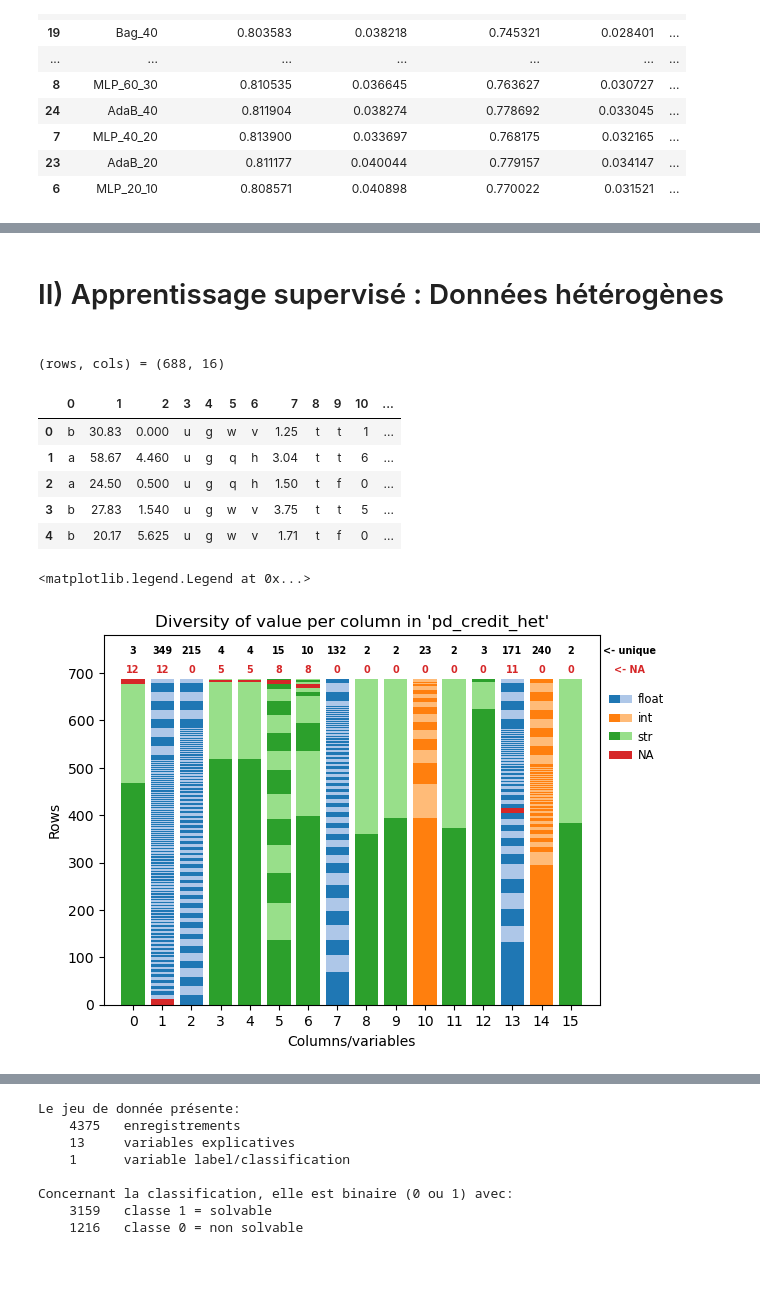
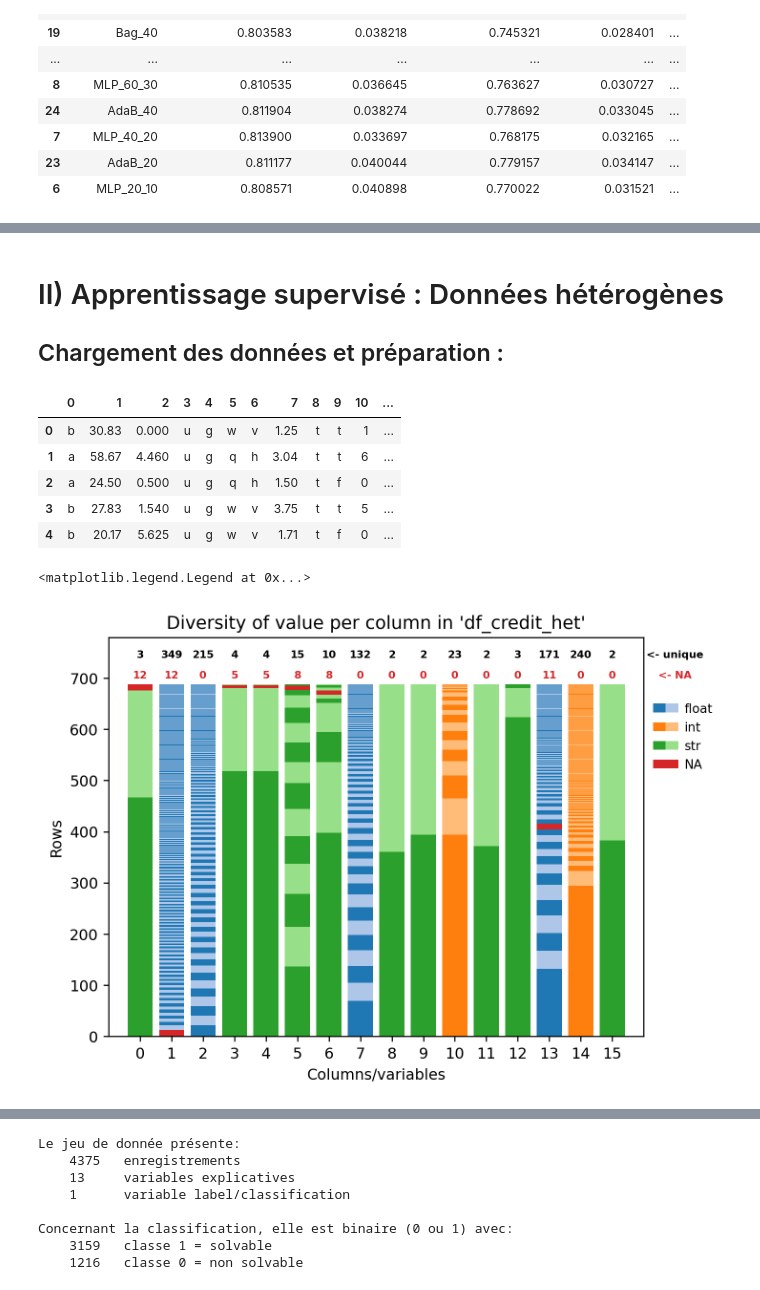
Before and after one commit to tyrosine-rex/tp_taa_apprentissage_supervisee, a Jupyter notebook: source/tp.ipynb, the cells around one changed output, grey strips where cells are left out. Cells and saved outputs as stored; diff of their text form; code cells hidden in the pictures.

```diff
--- a/source/tp.ipynb
+++ b/source/tp.ipynb
@@ -654,20 +662,13 @@ result_run_clfs(run1, 8, ['accuracy', 'precision', 'roc_auc'], COLOR_CLFS)
 # %% [markdown]
 # II) Apprentissage supervisé : Données hétérogènes
 
-##
+## Chargement des données et préparation :
 # %%
 CREDIT_SCORE_HET = "../data/credit.data"
 
-Y_COLS = [15]
-STR_COLS = [0, 3, 4, 5, 6, 12]
-NUM_COLS = [1, 2, 7, 10, 13, 14]
-BOOL_COLS = [8, 9, 11]
-
-pd_credit_het = pd.read_csv(CREDIT_SCORE_HET, sep="\t", header=None, na_values="?")
-
-pd_credit_het.head()
+df_credit_het = pd.read_csv(CREDIT_SCORE_HET, sep="\t", header=None, na_values="?")
+df_credit_het.head()
 # %% [output]
-(rows, cols) = (688, 16)
 |  | 0 | 1 | 2 | 3 | 4 | 5 | 6 | 7 | 8 | 9 | 10 | ... |
 | 0 | b | 30.83 | 0.000 | u | g | w | v | 1.25 | t | t | 1 | ... |
 | 1 | a | 58.67 | 4.460 | u | g | q | h | 3.04 | t | t | 6 | ... |
@@ -676,12 +677,11 @@ pd_credit_het.head()
 | 4 | b | 20.17 | 5.625 | u | g | w | v | 1.71 | t | f | 0 | ... |
 # %%
 from matplotlib.patches import Patch
-from matplotlib.pyplot import arrow
 
 
 COLORS = colormaps['tab20'].colors[:8]
 
-fig, ax = plt.subplots()
+fig, ax = plt.subplots(dpi=226)
 
 ax.set_ylim([0, 780])
 ax.set_xlim([-1, 16])
@@ -697,39 +697,39 @@ lgd_args = {
     'fontsize':'small', 'frameon':False, 'bbox_to_anchor' : (1.15, 0.75)
 }
 
-for col in pd_credit_het.columns:
+for col in df_credit_het.columns:
     cumul = 0
-    serie = pd_credit_het[col]
+    serie = df_credit_het[col]
     count = serie.value_counts(dropna=False).sort_values(ascending=False)
 
     for idx, item in enumerate(count.items()):
         val, cnt = item
         if pd.isna(val):
             c = COLORS[6]
         elif isinstance(val, float):
             c = COLORS[0] if idx%2 == 0 else COLORS[1]
         elif isinstance(val, int):
             c = COLORS[2] if idx%2 == 0 else COLORS[3]
         elif isinstance(val, str):
             c = COLORS[4] if idx%2 == 0 else COLORS[5]
         else:
             print("err")
 
-        ax.bar(str(col), cnt, bottom=cumul, color=c)
+        ax.bar(x=str(col), height=cnt, bottom=cumul, color=c)
         cumul += cnt
 
     ax.text(col, 740, count.shape[0], **txt_args)
     ax.text(col, 700, serie.isna().sum(), color=COLORS[6], **txt_args)
 
 ax.text(17, 740, "<- unique", **txt_args)
 ax.text(17, 700, "<- NA", color=COLORS[6], **txt_args)
-ax.set_title("Diversity of value per column in 'pd_credit_het'")
+ax.set_title("Diversity of value per column in 'df_credit_het'")
 ax.set_ylabel("Rows")
 ax.set_xlabel("Columns/variables")
 
 ax.legend(handles=[f1, i1, s1, n1, f2, i2, s2, n1],
         labels=['', '', '', '', 'float', 'int', 'str', 'NA'],
         ncol=2, loc="right", **lgd_args)
 # %% [output]
 <matplotlib.legend.Legend at 0x...>
-[figure, old version]
+[figure, new version]
```
Also changed, not shown: parts of 17 cells of this notebook.
